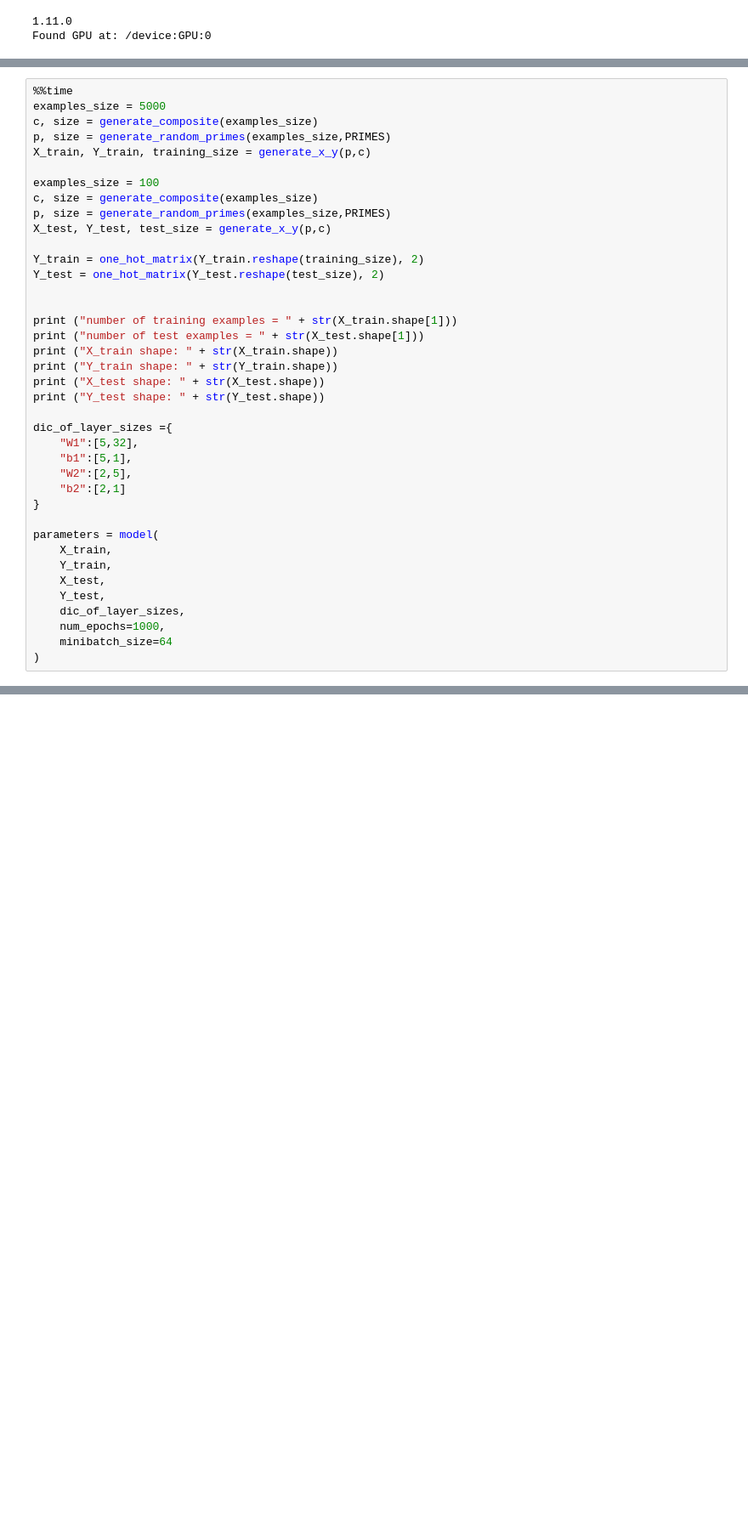
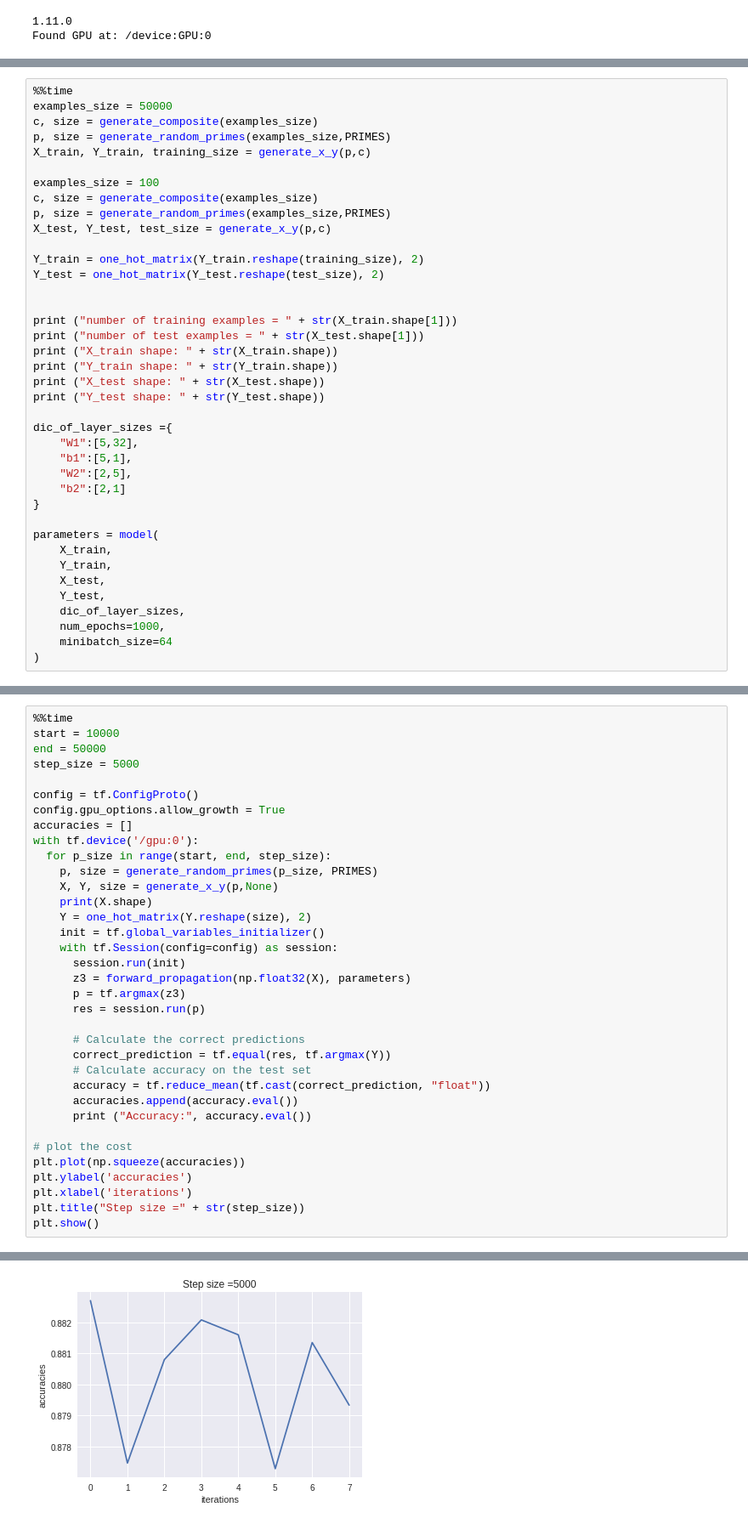
Before and after one commit to yepuv1/primality, a Jupyter notebook: primality_nn.ipynb, the cells around one changed output, grey strips where cells are left out. Shown: that part at 85% size. Drawn from its saved outputs; the diff is of its cells as text; blank space fills up the shorter version.

```diff
--- a/primality_nn.ipynb
+++ b/primality_nn.ipynb
@@ -353,7 +353,7 @@ def model(X_train, Y_train, X_test, Y_test,dic_of_layer_sizes,learning_rate = 0.
         return parameters
 # %%
 %%time
-examples_size = 5000
+examples_size = 50000
 c, size = generate_composite(examples_size)
 p, size = generate_random_primes(examples_size,PRIMES)
 X_train, Y_train, training_size = generate_x_y(p,c)
@@ -465,0 +467,36 @@ Accuracy: 0.8832222
+# %%
+%%time
+start = 10000
+end = 50000
+step_size = 5000
+
+config = tf.ConfigProto()
+config.gpu_options.allow_growth = True
+accuracies = []
+with tf.device('/gpu:0'):
+  for p_size in range(start, end, step_size):
+    p, size = generate_random_primes(p_size, PRIMES)
+    X, Y, size = generate_x_y(p,None)
+    print(X.shape)
+    Y = one_hot_matrix(Y.reshape(size), 2)
+    init = tf.global_variables_initializer()
+    with tf.Session(config=config) as session:
+      session.run(init)
+      z3 = forward_propagation(np.float32(X), parameters)
+      p = tf.argmax(z3)
+      res = session.run(p)
+
+      # Calculate the correct predictions
+      correct_prediction = tf.equal(res, tf.argmax(Y))
+      # Calculate accuracy on the test set
+      accuracy = tf.reduce_mean(tf.cast(correct_prediction, "float"))
+      accuracies.append(accuracy.eval())
+      print ("Accuracy:", accuracy.eval())
+
+# plot the cost
+plt.plot(np.squeeze(accuracies))
+plt.ylabel('accuracies')
+plt.xlabel('iterations')
+plt.title("Step size =" + str(step_size))
+plt.show()
+# %% [output]
@@ -465,0 +519 @@ Accuracy: 0.8832222
+[figure, added]
```
Also changed, not shown: parts of 4 cells of this notebook.
